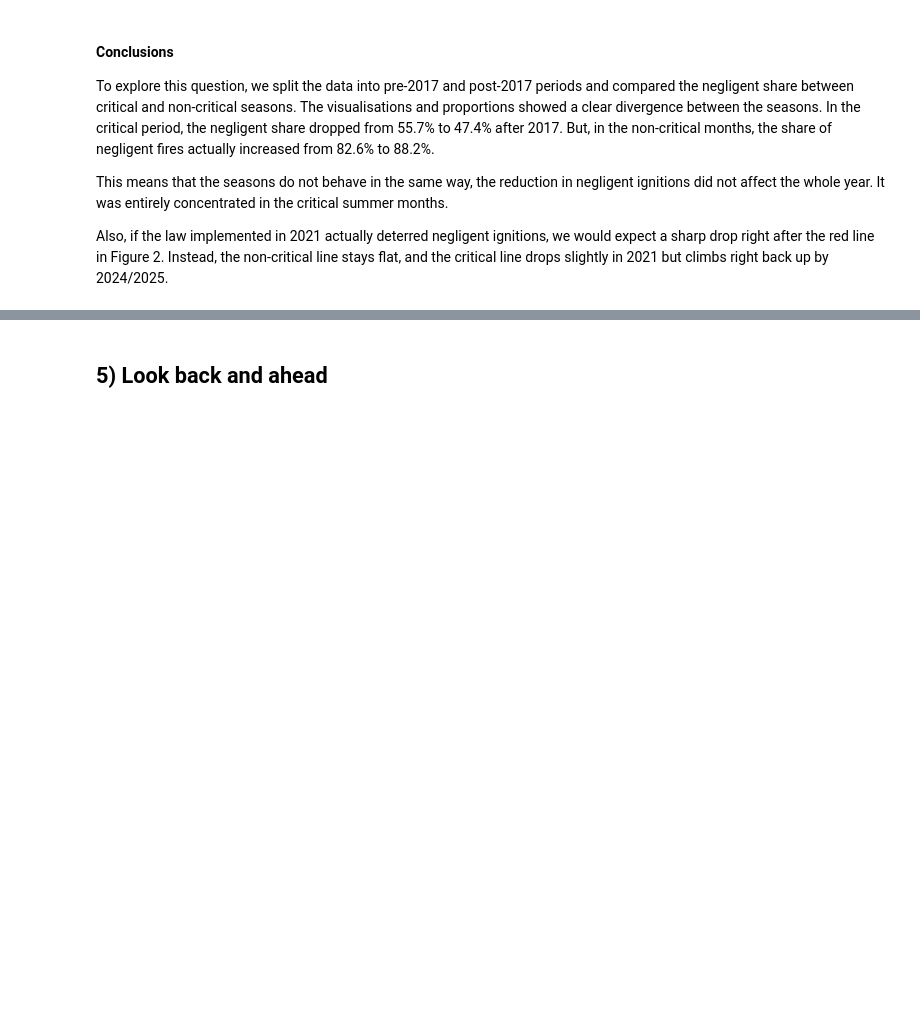
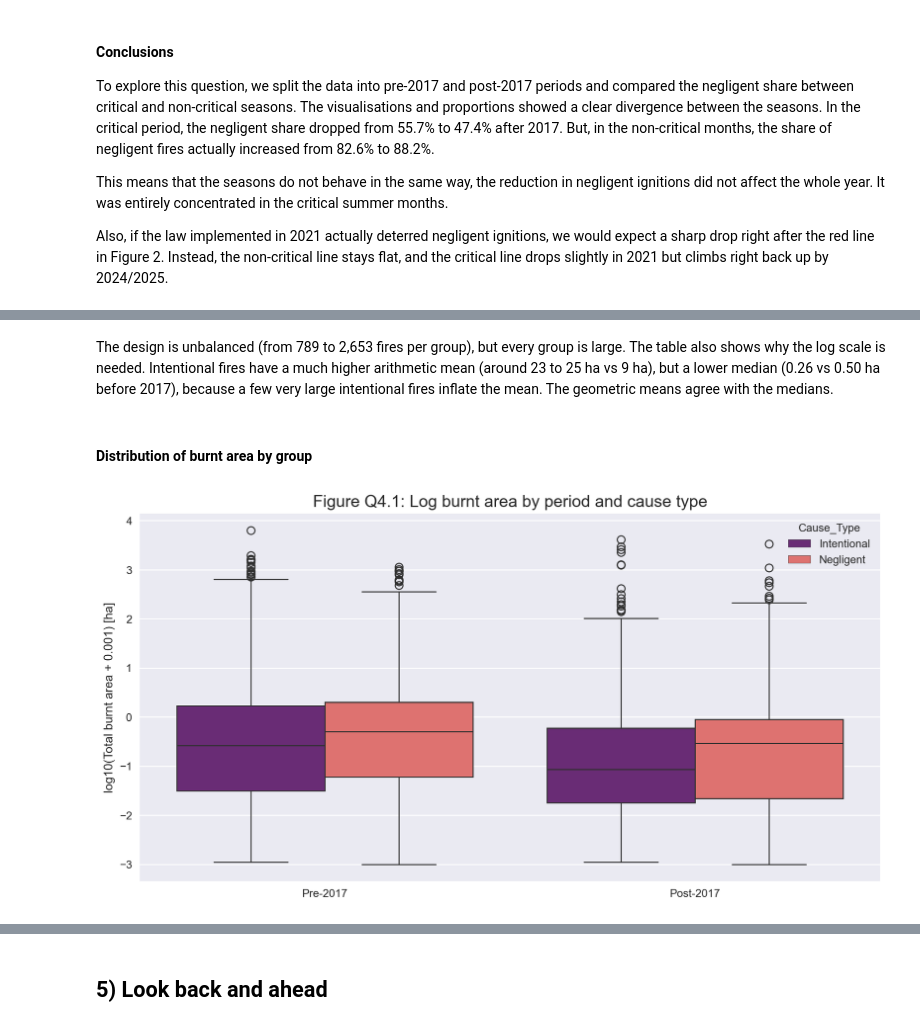
Before and after one commit to isabelamer/FCED_project, a Jupyter notebook: script1.ipynb, the cells around one changed output, grey strips where cells are left out. Cells and saved outputs as stored; diff of their text form; code cells hidden in the pictures; blank space fills up the shorter version.

```diff
--- a/script1.ipynb
+++ b/script1.ipynb
@@ -408,0 +426,14 @@ Also, if the law implemented in 2021 actually deterred negligent ignitions, we w
+# %%
+from scipy import stats
+import statsmodels.api as sm
+import statsmodels.formula.api as smf
+
+q4 = pd.read_excel(processed / "q4_burnt_area_cause_period.xlsx")
+
+# fixed order of the factor levels for tables and plots
+period_order = ["Pre-2017", "Post-2017"]
+cause_order = ["Intentional", "Negligent"]
+q4["Period"] = pd.Categorical(q4["Period"], categories=period_order, ordered=True)
+q4["Cause_Type"] = pd.Categorical(q4["Cause_Type"], categories=cause_order, ordered=True)
+
+pd.crosstab(q4["Cause_Type"], q4["Period"], margins=True)
@@ -408,0 +467,14 @@ Also, if the law implemented in 2021 actually deterred negligent ignitions, we w
+# %% [markdown]
+The design is unbalanced (from 789 to 2,653 fires per group), but every group is large. The table also shows why the log scale is needed. Intentional fires have a much higher arithmetic mean (around 23 to 25 ha vs 9 ha), but a lower median (0.26 vs 0.50 ha before 2017), because a few very large intentional fires inflate the mean. The geometric means agree with the medians.
+# %% [markdown]
+#### Distribution of burnt area by group
+# %%
+fig, ax = plt.subplots(figsize=(12, 6))
+sns.boxplot(data=q4, x="Period", y="Log_Total_Burnt_Area", hue="Cause_Type",
+            order=period_order, hue_order=cause_order, palette="magma", ax=ax)
+ax.set_title("Figure Q4.1: Log burnt area by period and cause type", fontsize=15)
+ax.set_ylabel("log10(Total burnt area + 0.001) [ha]")
+ax.set_xlabel("")
+plt.show()
+# %% [output]
+[figure, added]
```
Also changed, not shown: parts of 36 cells of this notebook, 7 other files.
